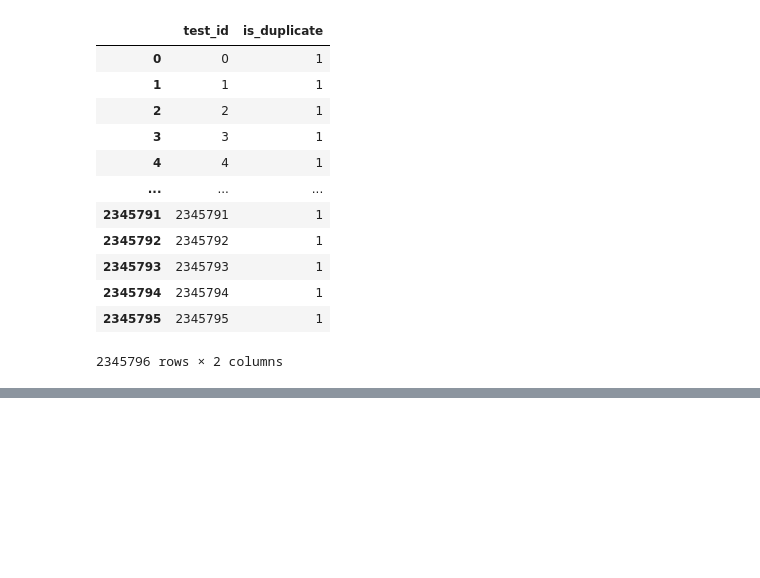
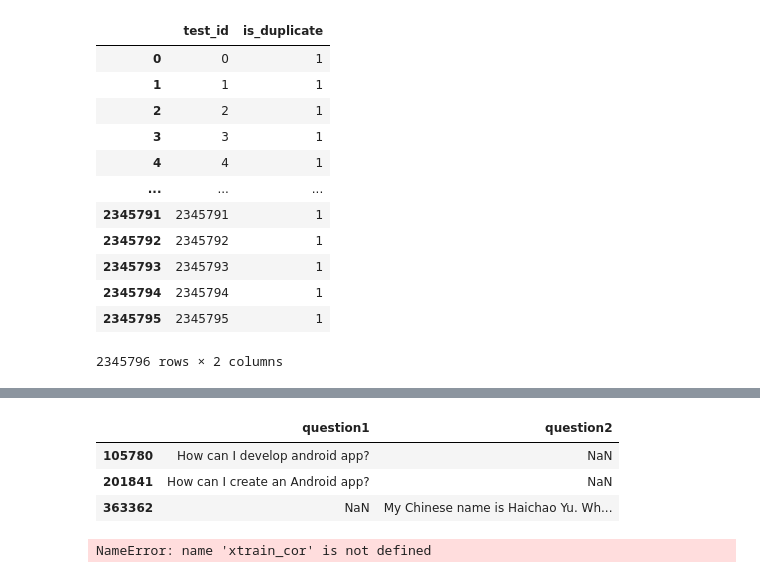
Before and after one commit to AmoussouKokou/quora-question-pairs, a Jupyter notebook: src/exploration_data/Untitled-1.ipynb, the cells around one changed output, grey strips where cells are left out. Cells and saved outputs as stored; diff of their text form; code cells hidden in the pictures; blank space fills up the shorter version.

```diff
--- a/src/exploration_data/Untitled-1.ipynb
+++ b/src/exploration_data/Untitled-1.ipynb
@@ -75,0 +113,11 @@ xsample_submission
+# %%
+xtrain.loc[xtrain.question1.isna() | xtrain.question2.isna(), ['question1',	'question2']]
+# %% [output]
+|  | question1 | question2 |
+| 105780 | How can I develop android app? | NaN |
+| 201841 | How can I create an Android app? | NaN |
+| 363362 | NaN | My Chinese name is Haichao Yu. Wh... |
+# %%
+xtrain_cor.iloc[[105780, 201841, 363362]]
+# %% [output]
+NameError: name 'xtrain_cor' is not defined
```
Also changed, not shown: parts of 10 cells of this notebook, 8 other files.
